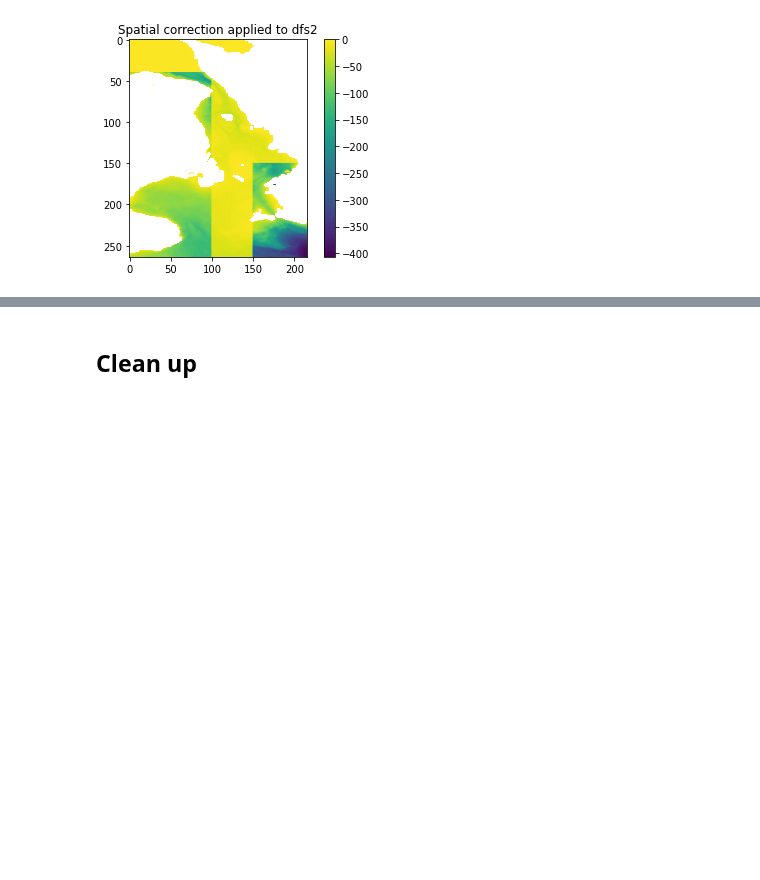
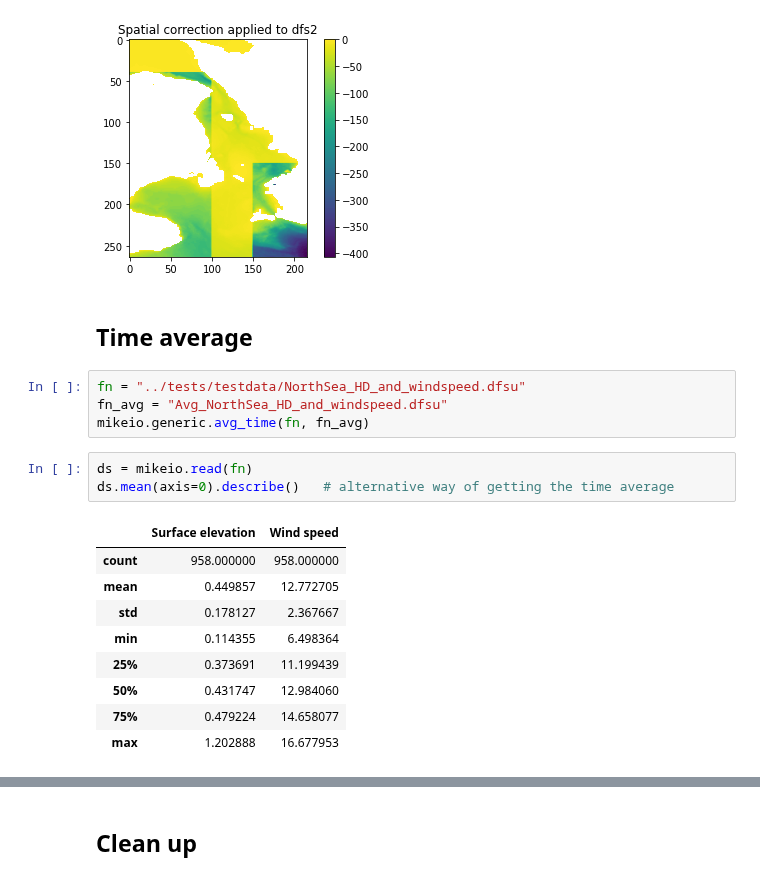
Before and after one commit to DHI/mikeio, a Jupyter notebook: notebooks/Generic.ipynb, the cells around one changed output, grey strips where cells are left out. Drawn from its saved outputs; the diff is of its cells as text; blank space fills up the shorter version.

```diff
--- a/notebooks/Generic.ipynb
+++ b/notebooks/Generic.ipynb
@@ -145,3 +177,22 @@ plt.colorbar()
 plt.title("Spatial correction applied to dfs2");
 # %% [output]
 [figure]
+# %% [markdown]
+## Time average
+# %%
+fn = "../tests/testdata/NorthSea_HD_and_windspeed.dfsu"
+fn_avg = "Avg_NorthSea_HD_and_windspeed.dfsu"
+mikeio.generic.avg_time(fn, fn_avg)
+# %%
+ds = mikeio.read(fn)
+ds.mean(axis=0).describe()   # alternative way of getting the time average
+# %% [output]
+|  | Surface elevation | Wind speed |
+| count | 958.000000 | 958.000000 |
+| mean | 0.449857 | 12.772705 |
+| std | 0.178127 | 2.367667 |
+| min | 0.114355 | 6.498364 |
+| 25% | 0.373691 | 11.199439 |
+| 50% | 0.431747 | 12.984060 |
+| 75% | 0.479224 | 14.658077 |
+| max | 1.202888 | 16.677953 |
```
Also changed, not shown: parts of 13 cells of this notebook.
